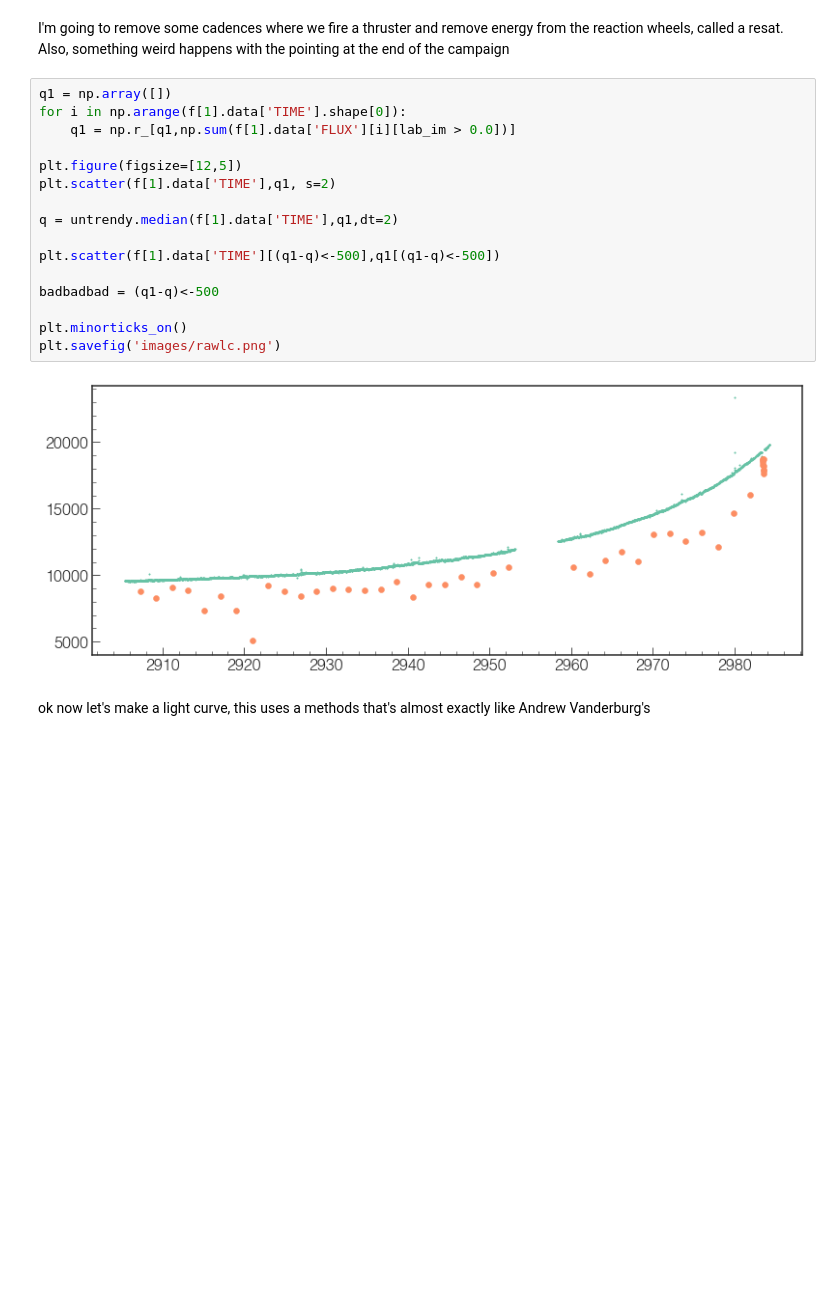
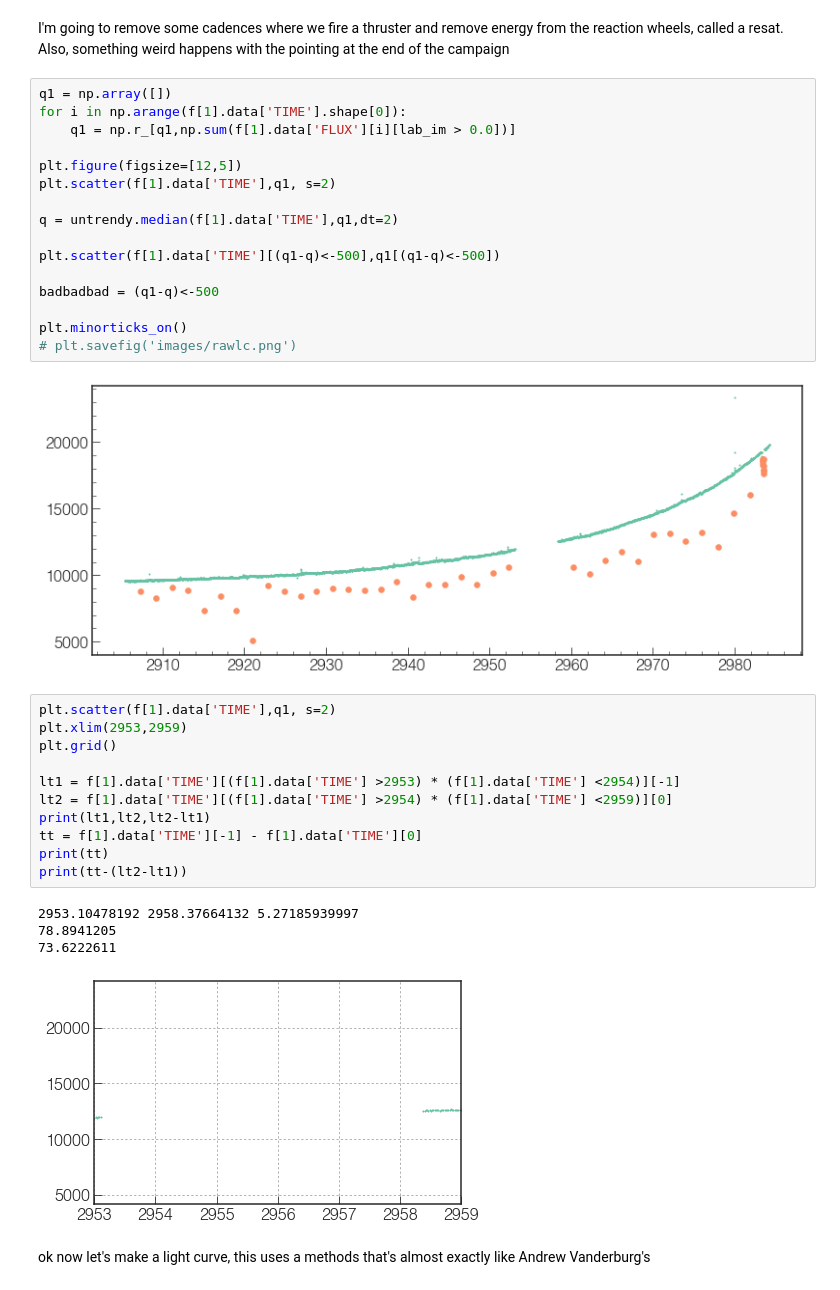
Before and after one commit to mrtommyb/trappist-lc, a Jupyter notebook: TRAPPIST-1-transit-code.ipynb, the cells around one changed output. Saved outputs shown, nothing was run; the diff lists cells and outputs as text; blank space fills up the shorter version.

```diff
--- a/TRAPPIST-1-transit-code.ipynb
+++ b/TRAPPIST-1-transit-code.ipynb
@@ -86,9 +88,25 @@ plt.scatter(f[1].data['TIME'][(q1-q)<-500],q1[(q1-q)<-500])
 badbadbad = (q1-q)<-500
 
 plt.minorticks_on()
-plt.savefig('images/rawlc.png')
+# plt.savefig('images/rawlc.png')
 # %% [output]
 [figure]
+# %%
+plt.scatter(f[1].data['TIME'],q1, s=2)
+plt.xlim(2953,2959)
+plt.grid()
+
+lt1 = f[1].data['TIME'][(f[1].data['TIME'] >2953) * (f[1].data['TIME'] <2954)][-1]
+lt2 = f[1].data['TIME'][(f[1].data['TIME'] >2954) * (f[1].data['TIME'] <2959)][0]
+print(lt1,lt2,lt2-lt1)
+tt = f[1].data['TIME'][-1] - f[1].data['TIME'][0]
+print(tt)
+print(tt-(lt2-lt1))
+# %% [output]
+2953.10478192 2958.37664132 5.27185939997
+78.8941205
+73.6222611
+[figure, added]
 # %% [markdown]
 ok now let's make a light curve, this uses a methods that's almost exactly like Andrew Vanderburg's
 # %%
```
Also changed, not shown: parts of 10 cells of this notebook, 52 other files.
